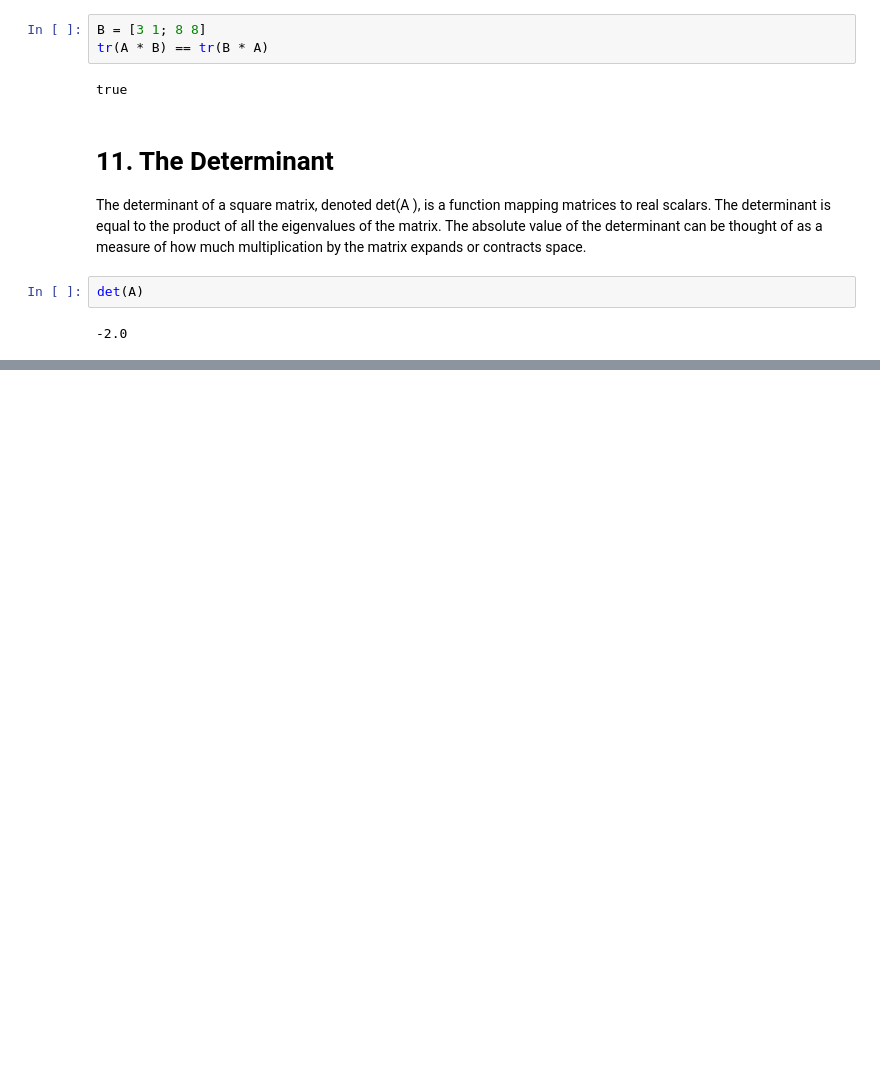
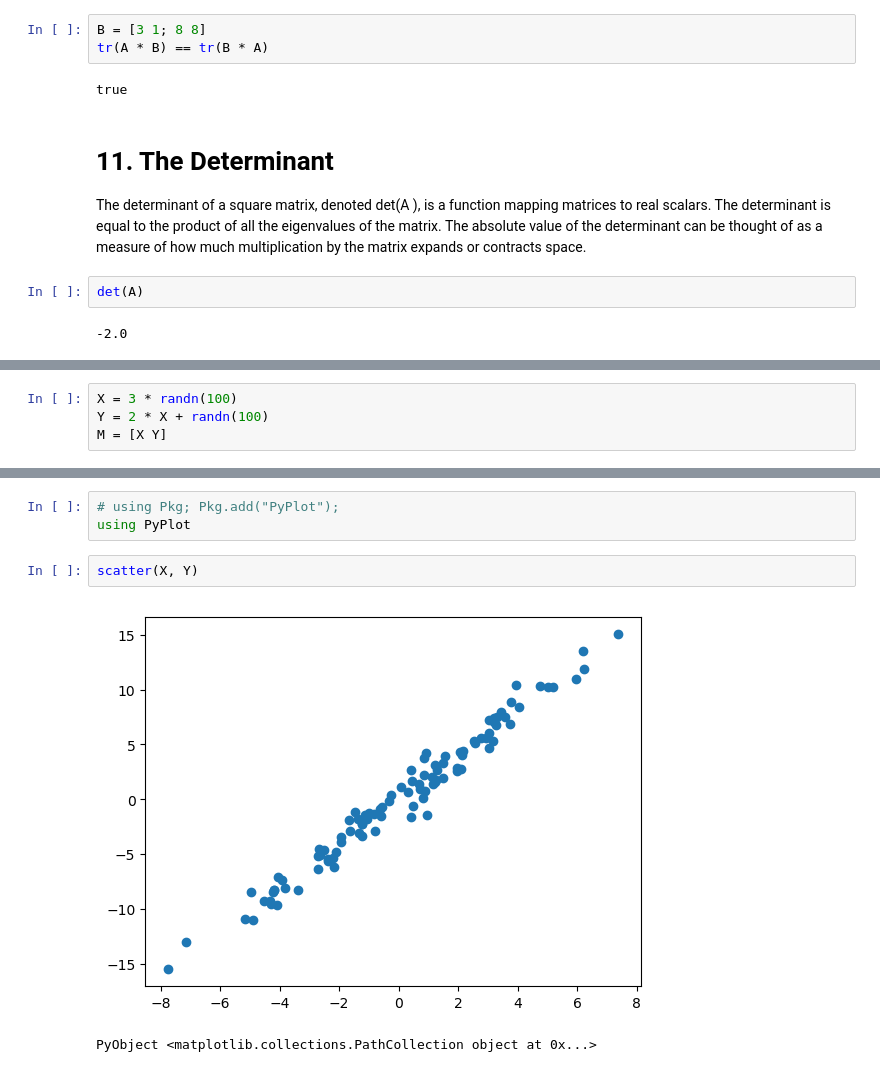
Before and after one commit to jglezt/goodfellow, a Jupyter notebook: Chapter 2 - Linear Algebra.ipynb, the cells around one changed output, grey strips where cells are left out. Cells and saved outputs as stored; diff of their text form; blank space fills up the shorter version.

```diff
--- a/Chapter 2 - Linear Algebra.ipynb
+++ b/Chapter 2 - Linear Algebra.ipynb
@@ -342,0 +341,4 @@ X = hcat(10 * randn(10), randn(10))
+# %%
+X = 3 * randn(100)
+Y = 2 * X + randn(100)
+M = [X Y]
@@ -342,0 +363,8 @@ X = hcat(10 * randn(10), randn(10))
+# %%
+# using Pkg; Pkg.add("PyPlot");
+using PyPlot
+# %%
+scatter(X, Y)
+# %% [output]
+[figure, added]
+PyObject <matplotlib.collections.PathCollection object at 0x...>
```
Also changed, not shown: parts of 15 cells of this notebook.
